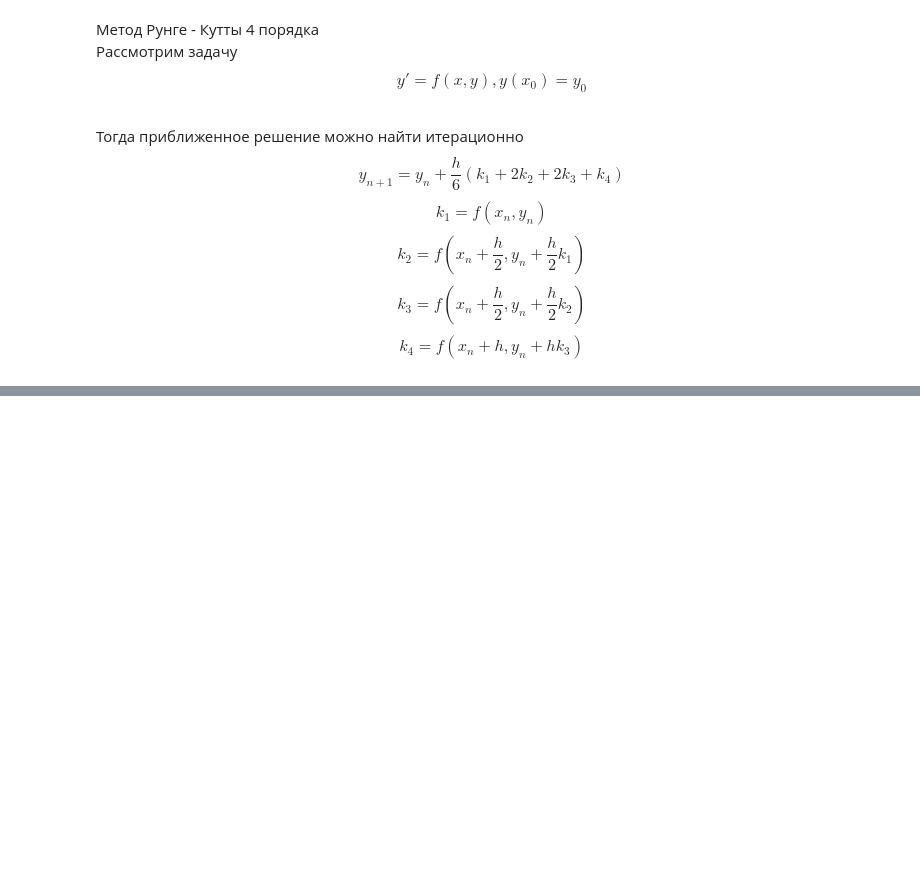
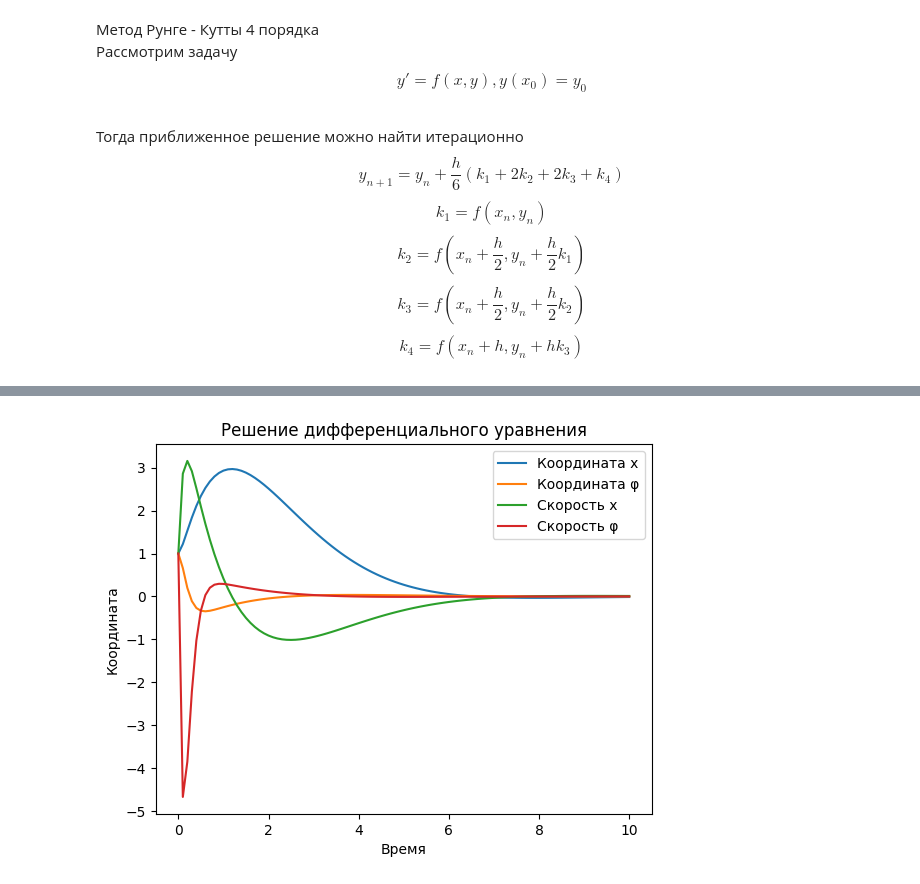
Before and after one commit to ShuvalovDR/Differential_equations, a Jupyter notebook: Diff_equations.ipynb, the cells around one changed output, grey strips where cells are left out. Drawn from its saved outputs; the diff is of its cells as text; code cells hidden in the pictures; blank space fills up the shorter version.

```diff
--- a/Diff_equations.ipynb
+++ b/Diff_equations.ipynb
@@ -63,0 +68,3 @@ plt.show()
+# %%
+Q = np.eye(4)
+R = np.array([1])
@@ -63,0 +92,13 @@ plt.show()
+# %%
+grid, solution = Linear_Runge_Kutta_4(0, 10, 101, A, np.array([1, 1, 1, 1]))
+plt.plot(grid, solution[0, :], label='Координата x')
+plt.plot(grid, solution[1, :], label='Координата φ')
+plt.plot(grid, solution[2, :], label='Скорость x')
+plt.plot(grid, solution[3, :], label='Скорость φ')
+plt.xlabel('Время')
+plt.ylabel('Координата')
+plt.title('Решение дифференциального уравнения')
+plt.legend()
+plt.show()
+# %% [output]
+[figure, added]
```
Also changed, not shown: parts of 9 cells of this notebook.
